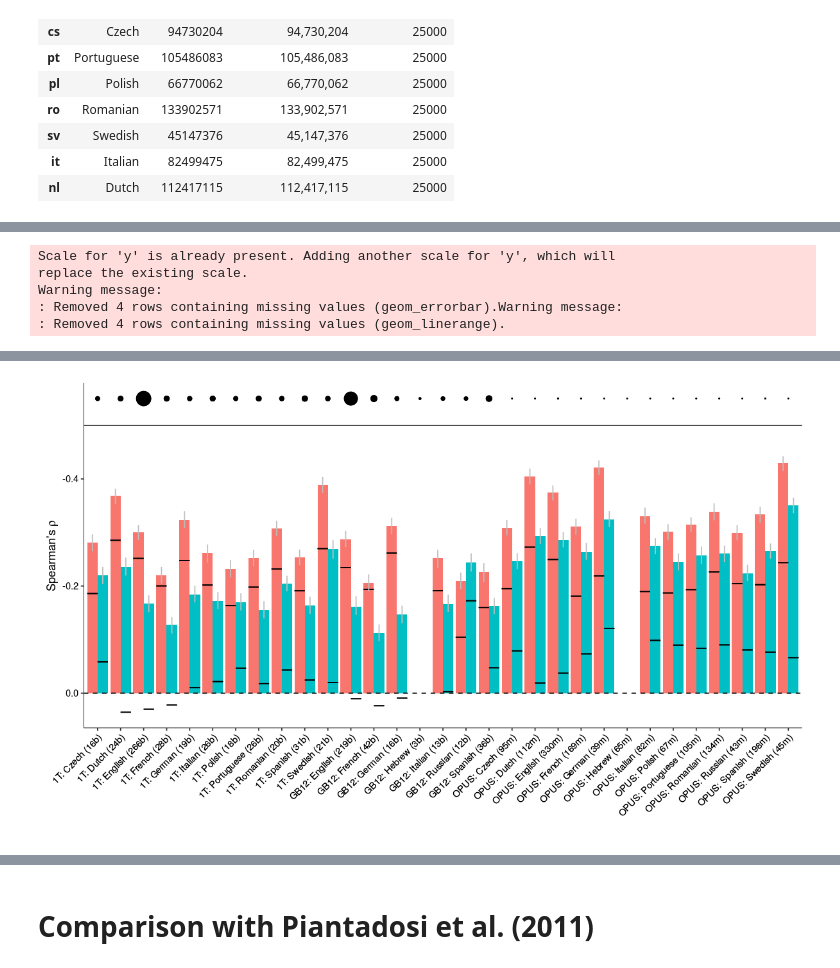
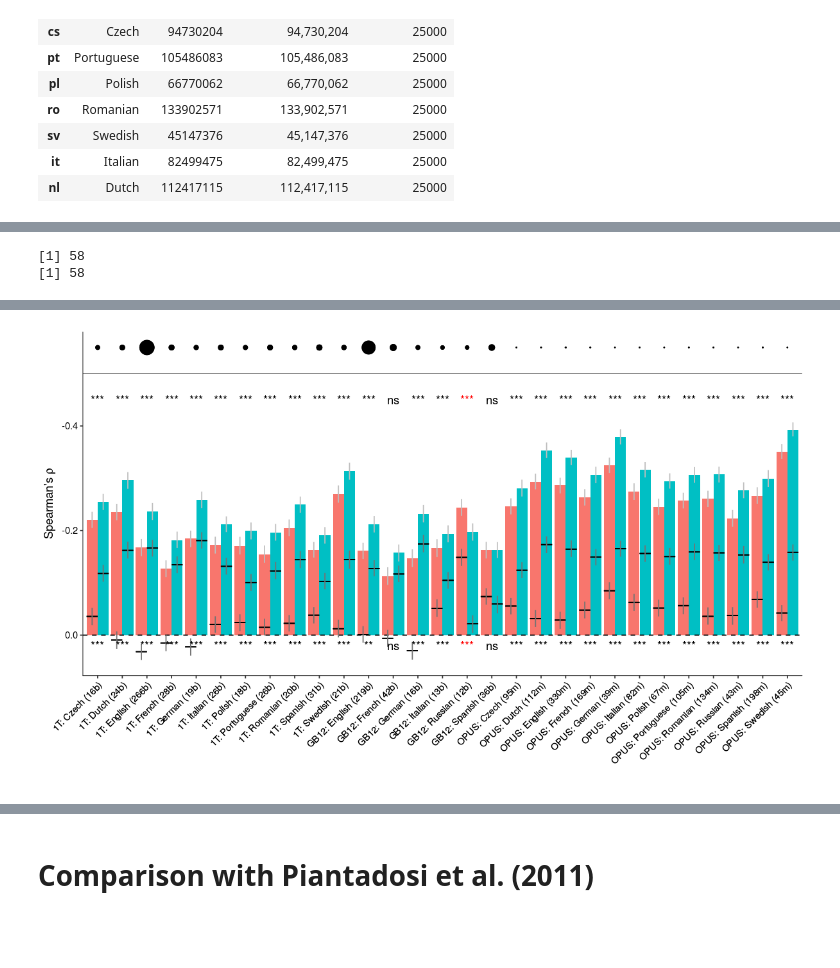
Before and after one commit to smeylan/pic-analysis, a Jupyter notebook: Cross-linguistic PIC (1T, Books 2012, OPUS, BNC).ipynb, the cells around one changed output, grey strips where cells are left out. Saved outputs shown, nothing was run; the diff lists cells and outputs as text; code cells hidden in the pictures; blank space fills up the shorter version.

```diff
--- a/Cross-linguistic PIC (1T, Books 2012, OPUS, BNC).ipynb
+++ b/Cross-linguistic PIC (1T, Books 2012, OPUS, BNC).ipynb
@@ -271,20 +262,0 @@ partialsDF$sv = factor(partialsDF$sv)
-# %%
-gb12_wordLengthPartialedOutScores = do.call('rbind',lapply(books2012_withoutEndMarker,function(language){partialCor(language,'ipa_ss','ipa_n')}))
-gb12_wordLengthPartialedOutScores$sv = "Number of Phonemes"
-
-gb12_ssPartialedOutScores = do.call('rbind',lapply(books2012_withoutEndMarker,function(language){partialCor(language,'ipa_n','ipa_ss')}))
-gb12_ssPartialedOutScores$sv = "PIC - Phonemes"
-
-gb12_char_wordLengthPartialedOutScores = do.call('rbind',lapply(books2012_withoutEndMarker,function(language){partialCor(language,'character_ss','ortho_n')}))
-gb12_char_wordLengthPartialedOutScores$sv = "Number of Characters"
-
-gb12_char_ssPartialedOutScores = do.call('rbind',lapply(books2012_withoutEndMarker,function(language){partialCor(language,'ortho_n','character_ss')}))
-gb12_char_ssPartialedOutScores$sv = "PIC - Characters"
-
-
-gb_df = rbind(gb12_wordLengthPartialedOutScores, gb12_ssPartialedOutScores,gb12_char_wordLengthPartialedOutScores, gb12_char_ssPartialedOutScores)
-gb_df$language =sapply(gb_df$language, function(x){gb12_langRemapper[[x]]})
-
-books2012.nem_unique = books2012.nem[!duplicated(books2012.nem$languageCount),]
-gb12_partialsDF = merge(gb_df, books2012.nem_unique[,c('language','languageCount')])
-gb12_partialsDF$sv = factor(gb12_partialsDF$sv)
@@ -417,30 +758,47 @@ png
 # %%
-lv_list = c("Frequency")
-sv_list = c("PIC - Phonemes","Number of Phonemes")
+xv_list = c("Frequency")
+yv_list = c("PIC - Phonemes","Number of Phonemes")
 dodge <- position_dodge(width=0.9)
-crosslinguistic_pic_phonemes = ggplot(subset(nem_combined,
-                                                     lv %in% lv_list &
-                                                     sv %in% sv_list)
-) + geom_bar(aes(x=languageLabel, y=singleCor, fill=sv),  stat='identity', position='dodge')  + theme(axis.text.x = element_text(angle = 45, hjust = 1)
-) + geom_errorbar(aes(x=languageLabel, ymin=singleCor, ymax=singleCor, fill=sv), data= subset(partialsDF_combined, (lv %in% lv_list) & (sv %in% sv_list) ), position='dodge'
- ) + theme(panel.background = element_blank(
+
+correlations = subset(nem_combined, xv %in% xv_list & yv %in% yv_list & !residualize)
+partial_correlations = subset(nem_combined, xv %in% xv_list & yv %in% yv_list & residualize)
+p_values = subset(nem_combined, xv %in% xv_list & yv == "Difference: PIC vs. No. Characters"
+                 & language != "Hebrew")
+p_values$sig = mapply(sig_symbol, p_values$pvalue, p_values$direction)
+
+print(nrow(correlations))
+print(nrow(partial_correlations))
+
+crosslinguistic_pic_phonemes = ggplot(correlations
+) + geom_bar(aes(x=languageLabel, y=singleCor, fill=yv),  stat='identity', position='dodge')  + theme(axis.text.x = element_text(angle = 45, hjust = 1)
+) + theme(panel.background = element_blank(
  ), axis.text.x = element_text(colour = "black"),axis.text.y = element_text(
  colour = "black"), axis.line.x = element_line(color="black", size = .25),
     axis.line.y = element_line(color="black", size = .25)) + geom_hline(aes(yintercept = 0), linetype = 'dashed') + ylab(expression(paste("Spearman's ",rho))) + xlab(''
 ) +  theme(legend.position="none")  + geom_point(aes(x= languageLabel, y=-.55, size=numTokens)) + scale_size_area(
 ) + geom_hline(aes(yintercept = -.5), size=.25) +  geom_linerange(aes(x=languageLabel,
-ymin=lower, ymax=upper, fill=sv), position=dodge, colour='gray') + scale_y_continuous( breaks = seq(.1,-5,-.1)) + scale_y_reverse()
+ymin=lower, ymax=upper, fill=yv), position=dodge, colour='gray') + scale_y_continuous( breaks = seq(.1,-5,-.1)) + scale_y_reverse(
 
 
-pdf('figures/crosslinguistic-pic-phonemes.pdf', width=10, height=5)
+) + geom_errorbar(data = partial_correlations, aes(x=languageLabel,
+ymin=singleCor, ymax=singleCor, fill=yv), position='dodge') +  geom_linerange(data=partial_correlations, aes(
+x=languageLabel, ymin=lower, ymax=upper, fill=yv), position=dodge, colour='gray45'
+) + geom_text(data=subset(p_values, direction == 'lower' & !residualize),
+    aes(x=languageLabel, y=-.45, label=sig)
+) + geom_text(data=subset(p_values, direction == 'lower' & residualize),
+    aes(x=languageLabel, y=.02, label=sig)
+) + geom_text(data=subset(p_values, direction == 'higher' & !residualize),
+    aes(x=languageLabel, y=-.45, label=sig), colour='red'
+) + geom_text(data=subset(p_values, direction == 'higher' & residualize),
+    aes(x=languageLabel, y=.02, label=sig), colour='red')
+
+
+pdf('figures/crosslinguistic-pic-phonemes', width=10, height=5)
 print(crosslinguistic_pic_phonemes)
 dev.off()
 
 options(repr.plot.width=10, repr.plot.height=6, jupyter.plot_mimetypes = 'image/png')
 print(crosslinguistic_pic_phonemes)
 # %% [output]
-Scale for 'y' is already present. Adding another scale for 'y', which will
-replace the existing scale.
-Warning message:
-: Removed 4 rows containing missing values (geom_errorbar).Warning message:
-: Removed 4 rows containing missing values (geom_linerange).
+[1] 58
+[1] 58
@@ -452 +813 @@ Warning message:
-[figure, old version]
+[figure, new version]
```
Also changed, not shown: parts of 119 cells of this notebook, 2 other files.
